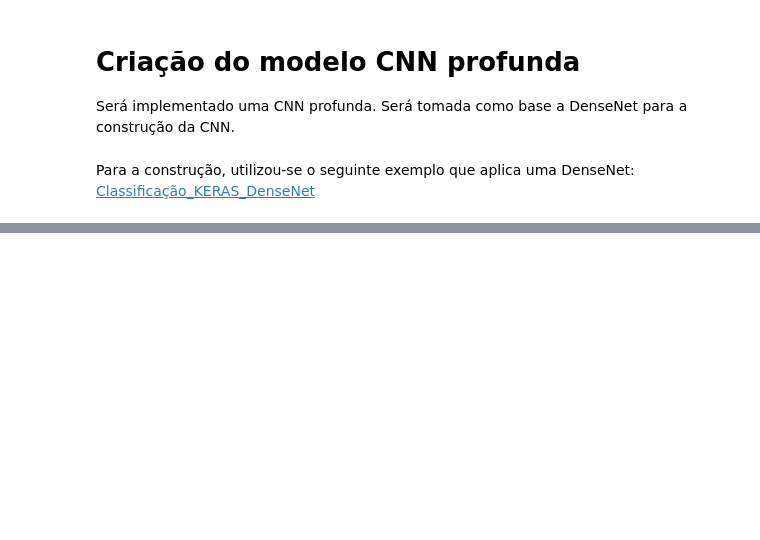
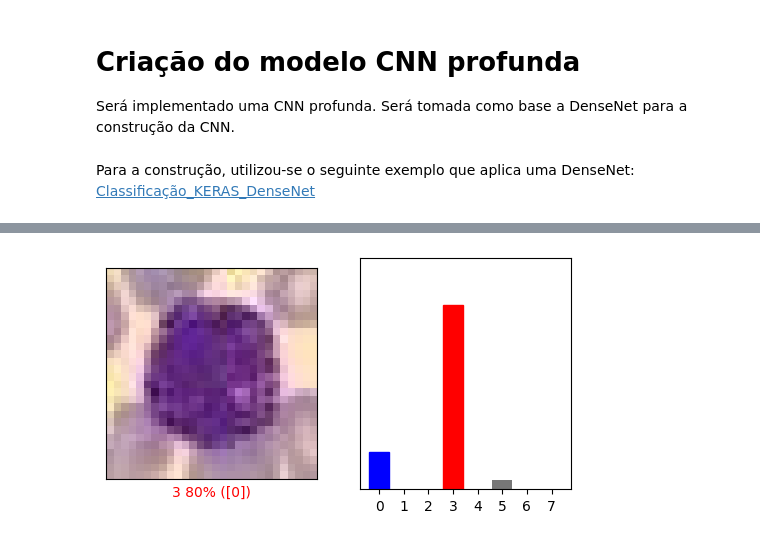
Before and after one commit to Jitesh193/IA048, a Jupyter notebook: EFC3/efc_175867_teste3.ipynb, the cells around one changed output, grey strips where cells are left out. Drawn from its saved outputs; the diff is of its cells as text; code cells hidden in the pictures; blank space fills up the shorter version.

```diff
--- a/EFC3/efc_175867_teste3.ipynb
+++ b/EFC3/efc_175867_teste3.ipynb
@@ -233,8 +314,10 @@ plt.show()
 # %%
-i = 16
+i = 1
 plt.figure(figsize=(6,3))
 plt.subplot(1,2,1)
 plot_image(i, pred[i], TestY, TestX)
 plt.subplot(1,2,2)
 plot_value_array(i, pred[i],  TestY)
 plt.show()
+# %% [output]
+[figure, added]
```
Also changed, not shown: parts of 19 cells of this notebook, 1 other file.
